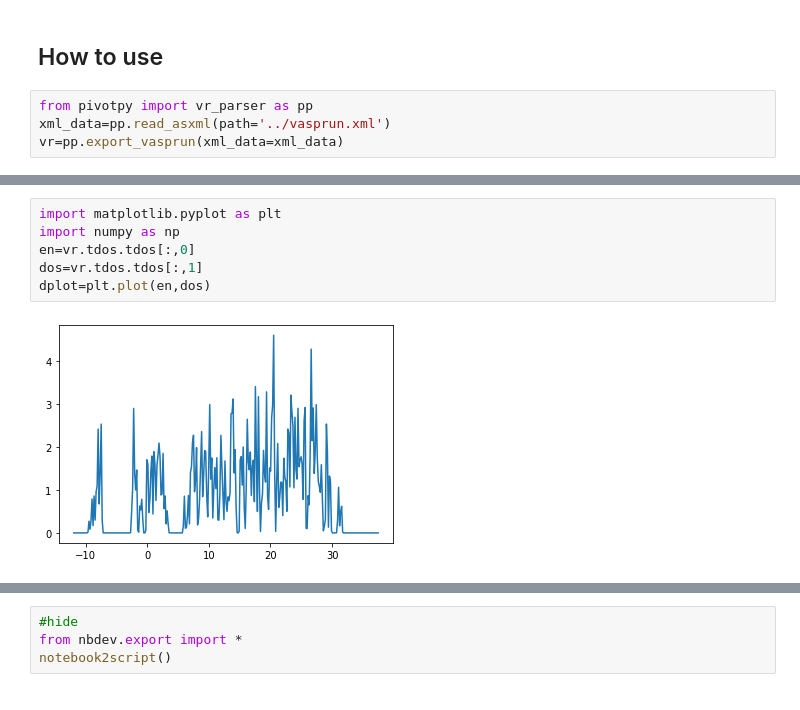
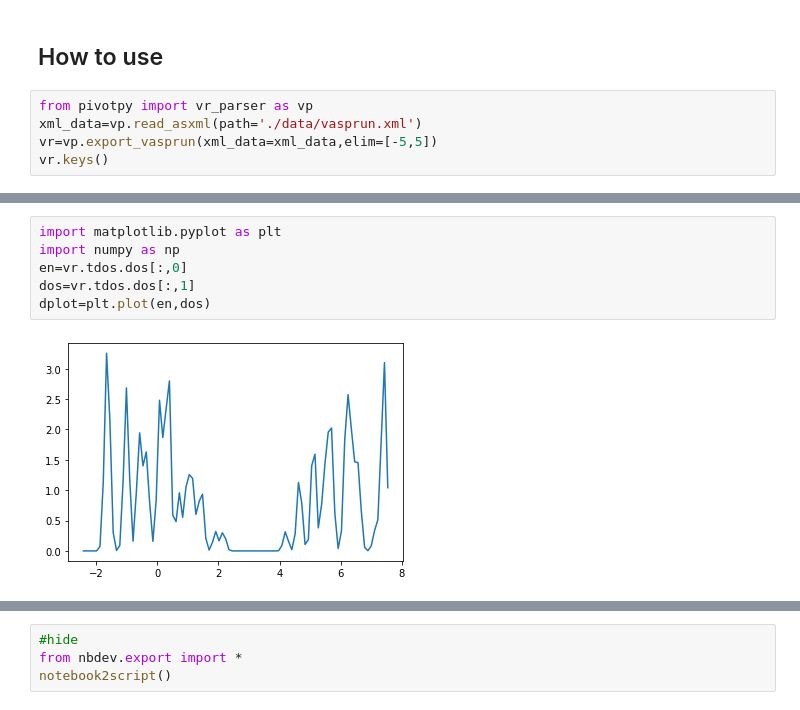
Before and after one commit to obaica/pivotpy, a Jupyter notebook: index.ipynb, the cells around one changed output, grey strips where cells are left out. Cells and saved outputs as stored; diff of their text form.

```diff
--- a/index.ipynb
+++ b/index.ipynb
@@ -14,6 +14,7 @@ This file will become your README and also the index of your documentation.
 # %% [markdown]
 ## How to use
 # %%
-from pivotpy import vr_parser as pp
-xml_data=pp.read_asxml(path='../vasprun.xml')
-vr=pp.export_vasprun(xml_data=xml_data)
+from pivotpy import vr_parser as vp
+xml_data=vp.read_asxml(path='./data/vasprun.xml')
+vr=vp.export_vasprun(xml_data=xml_data,elim=[-5,5])
+vr.keys()
@@ -37,11 +34,11 @@ pp.get_summary(xml_data=xml_data)
 # %%
 import matplotlib.pyplot as plt
 import numpy as np
-en=vr.tdos.tdos[:,0]
-dos=vr.tdos.tdos[:,1]
+en=vr.tdos.dos[:,0]
+dos=vr.tdos.dos[:,1]
 dplot=plt.plot(en,dos)
 # %% [output]
-[figure, old version]
+[figure, new version]
 # %%
 k=vr.kpath
 ef=vr.bands.E_Fermi
```
Also changed, not shown: parts of 7 cells of this notebook, 6 other files.
